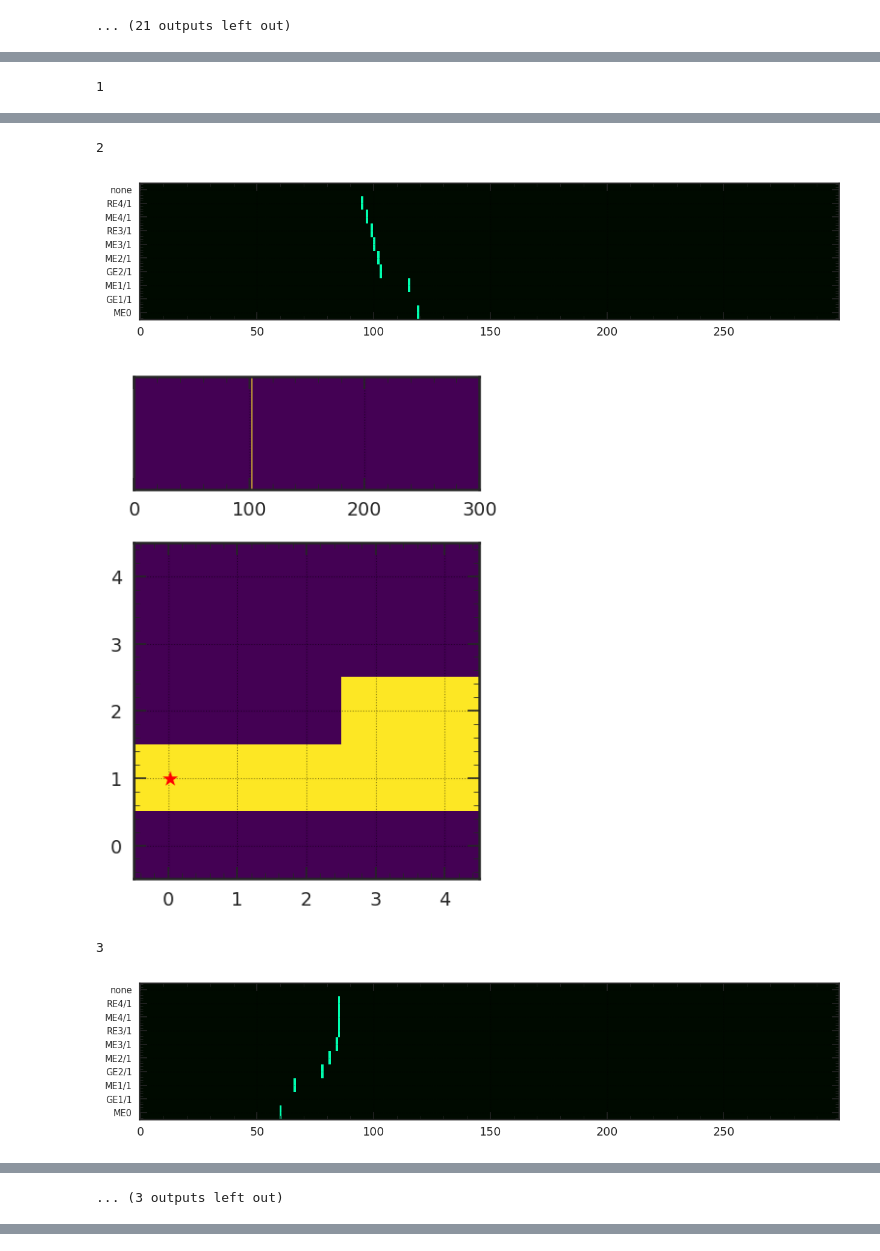
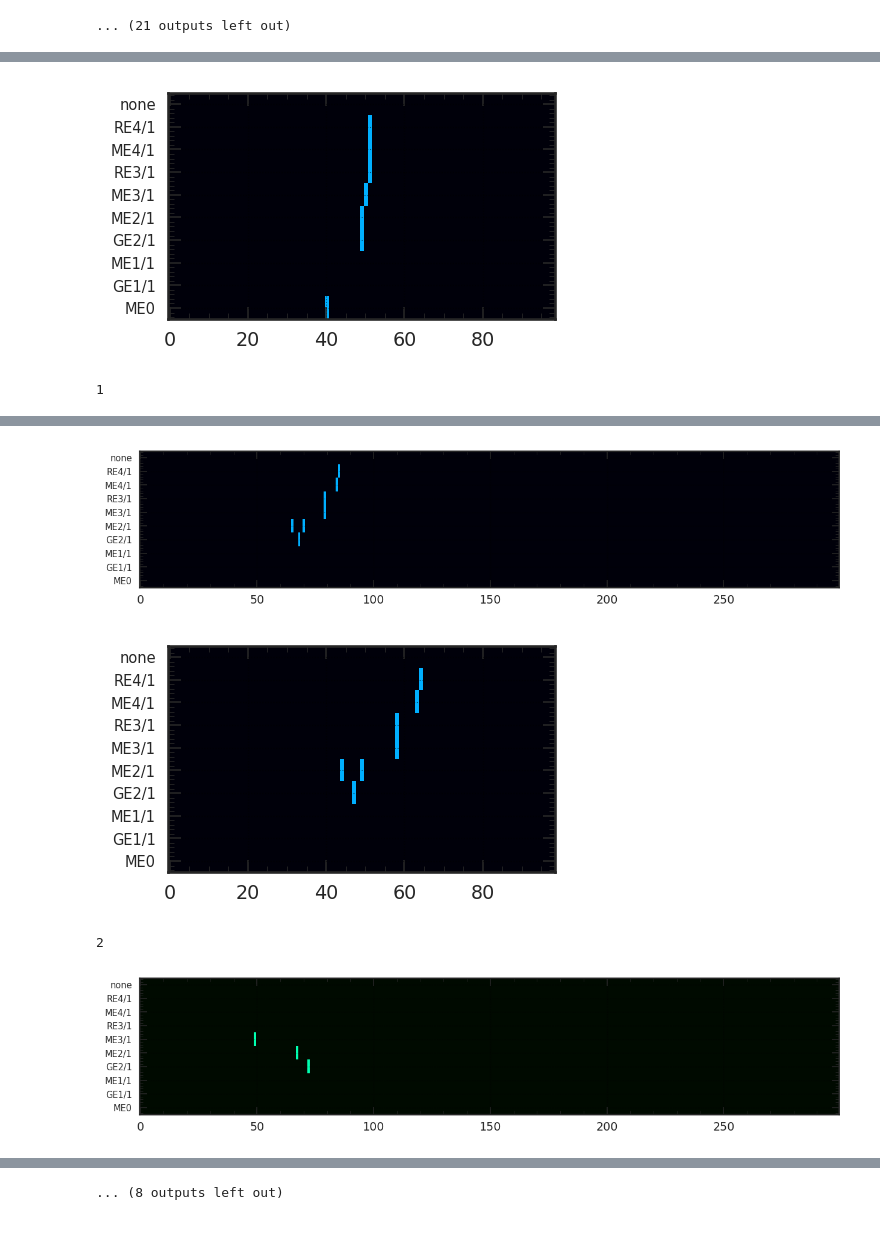
Before and after one commit to srosenzweig09/L1TMuonSimulationsMar2017, a Jupyter notebook: Analyzers/test9/cnn_training_boxes6.ipynb, the cells around one changed output, grey strips where cells are left out. Saved outputs shown, nothing was run; the diff lists cells and outputs as text; code cells hidden in the pictures.

```diff
--- a/Analyzers/test9/cnn_training_boxes6.ipynb
+++ b/Analyzers/test9/cnn_training_boxes6.ipynb
@@ -706,13 +708,3 @@ def display_boxes(zone, boxes_orig, boxes, cmap=blue_hot, figsize=(7.5,7.5)):
-# %%
-if do_boxes:
-  boxes[:] = boxes_orig
-  display_boxes(zone, boxes_orig, boxes)
-# %%
-# Debug
-
-if do_boxes:
-  with np.printoptions(precision=3) as opts:
-    print(boxes[2, 2, :, box_col_offset-5:box_col_offset+6, 0])
 # %%
 # Find the similarities among the boxes
 
@@ -825,6 +827,7 @@ num_annot_cols = num_cols
 def njit_annotate_image(img, img_annot, boxes, pad_l, pad_t):
   num_cols = img.shape[1]
   num_box_cols = boxes[0].shape[1]
+  img_annot *= 0
 
   for i in range(0, 1):
     for j in range(num_cols):
@@ -851,6 +854,7 @@ def njit_annotate_image(img, img_annot, boxes, pad_l, pad_t):
 def njit_annotate_image_pref_col(img, img_annot, pref_col, boxes, pad_l, pad_t):
   num_cols = img.shape[1]
   num_box_cols = boxes[0].shape[1]
+  img_annot *= 0
 
   for i in range(0, 1):
     for j in range(pref_col, pref_col+1):
@@ -1272,13 +1322,13 @@ Wall time: 5min
 # %%
-if do_annotations:
+if do_extraction:
   with h5py.File(good_annotations_filename, 'r') as f:
-    good_annotations = f['annotations']
-    good_images = f['images']
-    good_images_gt = f['images_gt']
-    good_params_gt = f['params_gt']
-    print(good_annotations.shape, good_images.shape, good_images_gt.shape, good_params_gt.shape)
+    images_x = f['images_x']
+    images_y = f['images_y']
+    print(images_x.shape, images_y.shape)
+
     for ievt in [0, 1, 2, 3, 4]:
       print(ievt)
-      display_image(zone, good_images_gt[ievt], cmap=green_hot)
-      display_annotation(zone, good_params_gt[ievt], good_annotations[ievt])
+      display_image(zone, images_gt[ievt], cmap=green_hot)
+      display_image(zone, images[ievt])
+      display_image(zone, images_x[ievt], figsize=(3.333,2))
 # %% [output]
@@ -1289 +1339,2 @@ if do_annotations:
+[figure, new version]
 1
@@ -1292,5 +1342,4 @@ if do_annotations:
-2
-[figure, old version]
+[figure, new version]
-[figure, old version]
+[figure, new version]
-3
+2
-[figure, old version]
+[figure, new version]
@@ -1298 +1346,0 @@ if do_annotations:
-... (3 outputs left out)
@@ -1298,0 +1348 @@ if do_annotations:
+... (8 outputs left out)
```
Also changed, not shown: parts of 20 cells of this notebook.
